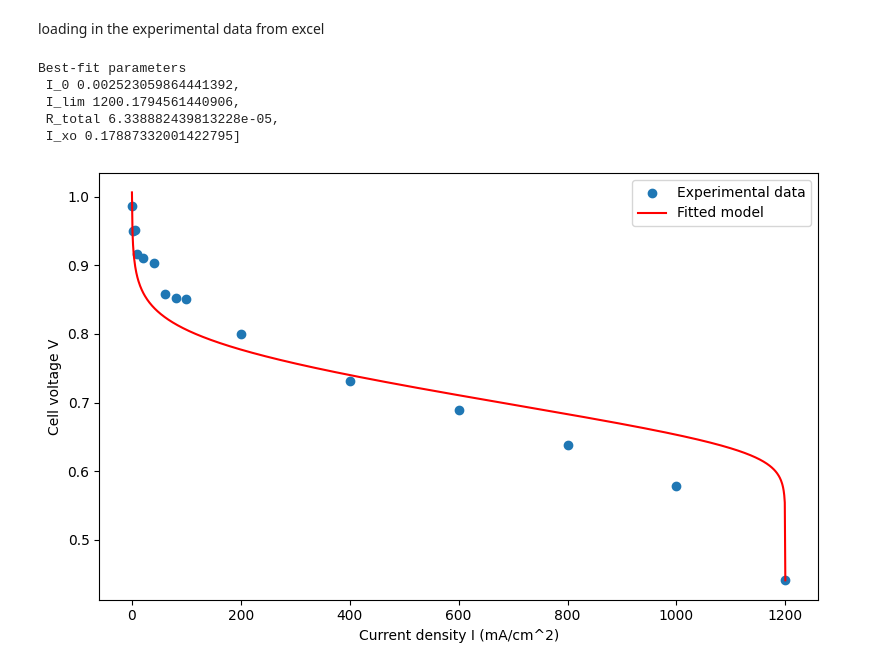
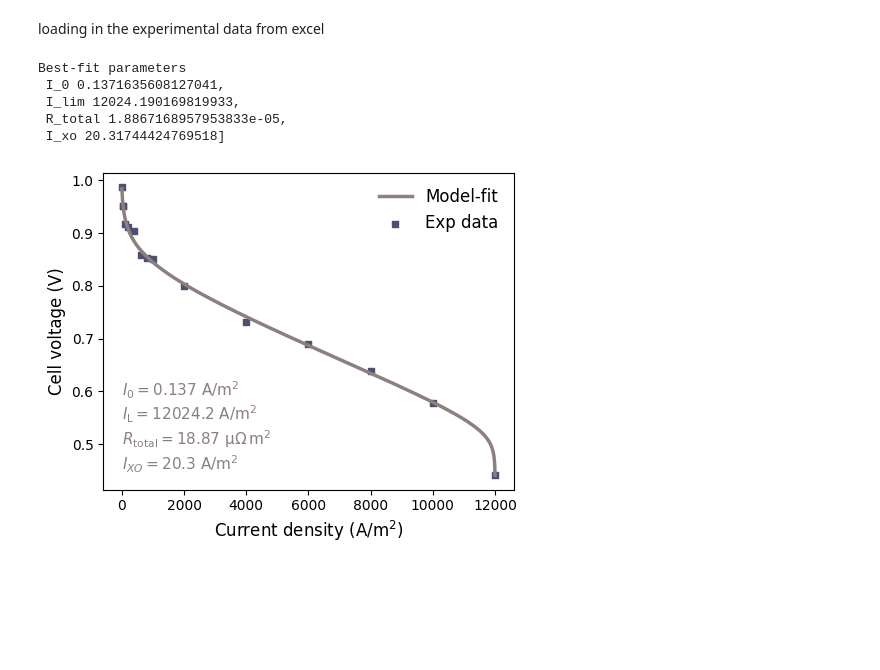
Before and after one commit to mohammadmundiwala/fuel-cells, a Jupyter notebook: proj1/fit_polarization.ipynb, the cells around one changed output. Saved outputs shown, nothing was run; the diff lists cells and outputs as text; code cells hidden in the pictures; blank space fills up the shorter version.

Commit message:
finalized results

```diff
--- a/proj1/fit_polarization.ipynb
+++ b/proj1/fit_polarization.ipynb
@@ -32,48 +32,55 @@ def v_model(params, current, n = 2):
 		- current * r_total
 	)
 
-
 def objective(params, i_exp, v_exp):
 	i0, i_lim, r_total, i_xo = params
 	i_eff = i_exp + i_xo
-	# if i0 <= 0 or i_lim <= 0 or r_total < 0 or np.any(i_eff <= 0) or np.any(i_eff >= i_lim):
-	# 	return 1e12  # penalize non-physics params
-
+	if i0 <= 0 or i_lim <= 0 or r_total < 0 or i_xo < 0:
+		 return 1e12
+    # elif np.any(i_eff <= 0) or np.any(i_eff >= i_lim):
+	# 	return 1e12
 	residual = v_model(params, i_exp) - v_exp
-	return np.linalg.norm(residual)
+	return np.sum(residual**2)
 # %% [markdown]
 loading in the experimental data from excel
 # %%
 df = pd.read_excel("data.xlsx", sheet_name="data", usecols="A:B")
 v_exp = df.iloc[:, 0].to_numpy(dtype=float)  # Volts
-i_exp = df.iloc[:, 1].to_numpy(dtype=float)  # mA/cm^2
+i_exp = df.iloc[:, 1].to_numpy(dtype=float) * 10 # A/m^2
-# %%
-# Initial guess: [I_0, I_lim, R_total, I_xo]
-a0 = np.array([0.05, 12200.0, 2.5e-5, 30.0], dtype=float)
-
-result = minimize(objective, a0, args=(i_exp, v_exp), method="Nelder-Mead")
-if not result.success:
-    raise RuntimeError(f"Optimization failed: {result.message}")
-
-a_hat = result.x
-print(f"Best-fit parameters \n I_0 {a_hat[0]},\n I_lim {a_hat[1]},\n R_total {a_hat[2]},\n I_xo {a_hat[3]}]")
-
-i_range = np.arange(i_exp.min(), i_exp.max() + 1.0, 1.0)
-v_fit = v_model(a_hat, i_range)
-# %% [output]
-Best-fit parameters
- I_0 0.002523059864441392,
- I_lim 1200.1794561440906,
- R_total 6.338882439813228e-05,
- I_xo 0.17887332001422795]
+# %%
+# Initial guess: [I_0, I_lim, R_total, I_xo]
+a0 = np.array([0.05, 12200.0, 2.5e-5, 30.0], dtype=float)
+
+result = minimize(objective, a0, args=(i_exp, v_exp), method="Nelder-Mead")
+if not result.success:
+    raise RuntimeError(f"Optimization failed: {result.message}")
+
+a_hat = result.x
+print(f"Best-fit parameters \n I_0 {a_hat[0]},\n I_lim {a_hat[1]},\n R_total {a_hat[2]},\n I_xo {a_hat[3]}]")
+
+i_range = np.arange(i_exp.min(), i_exp.max() + 1.0, 1.0)
+v_fit = v_model(a_hat, i_range)
+# %% [output]
+Best-fit parameters
+ I_0 0.1371635608127041,
+ I_lim 12024.190169819933,
+ R_total 1.8867168957953833e-05,
+ I_xo 20.31744424769518]
 # %%
-plt.figure(figsize=(8, 5))
-plt.scatter(i_exp, v_exp, label="Experimental data")
-plt.plot(i_range, v_fit, "r", label="Fitted model")
-plt.xlabel("Current density I (mA/cm^2)")
-plt.ylabel("Cell voltage V")
-plt.legend()
+fig = plt.figure(figsize=(5, 4))
+plt.plot(i_range, v_fit, color="#8D7F7F", label="Model-fit", linewidth=2.5)
+plt.scatter(i_exp, v_exp, label="Exp data", marker='s', color="#4C516D", s=20)
+plt.xlabel(rf"Current density ($\mathrm{{A/m^2}}$)", fontsize=12)
+plt.ylabel("Cell voltage (V)", fontsize=12)
+plt.legend(frameon=False, fontsize=12)
+plt.text(0, 0.45,
+        rf"$I_0 = {a_hat[0]:.3f}\ \mathrm{{A/m^2}}$" "\n"
+        rf"$I_{{\text{{L}}}} = {a_hat[1]:.1f}\ \mathrm{{A/m^2}}$" "\n"
+        rf"$R_{{\text{{total}}}} = {1e6*a_hat[2]:.2f}\ \mathrm{{\mu\Omega\, m^2}}$" "\n"
+        rf"$I_{{XO}} = {a_hat[3]:.1f}\ \mathrm{{A/m^2}}$",
+            fontsize=11, color="#8D7F7F")
 plt.tight_layout()
 plt.show()
+# fig.savefig("polarization_fit.png", dpi=300, bbox_inches='tight')
 # %% [output]
-[figure, old version]
+[figure, new version]
```
Also changed, not shown: parts of 2 cells of this notebook, 4 other files.
